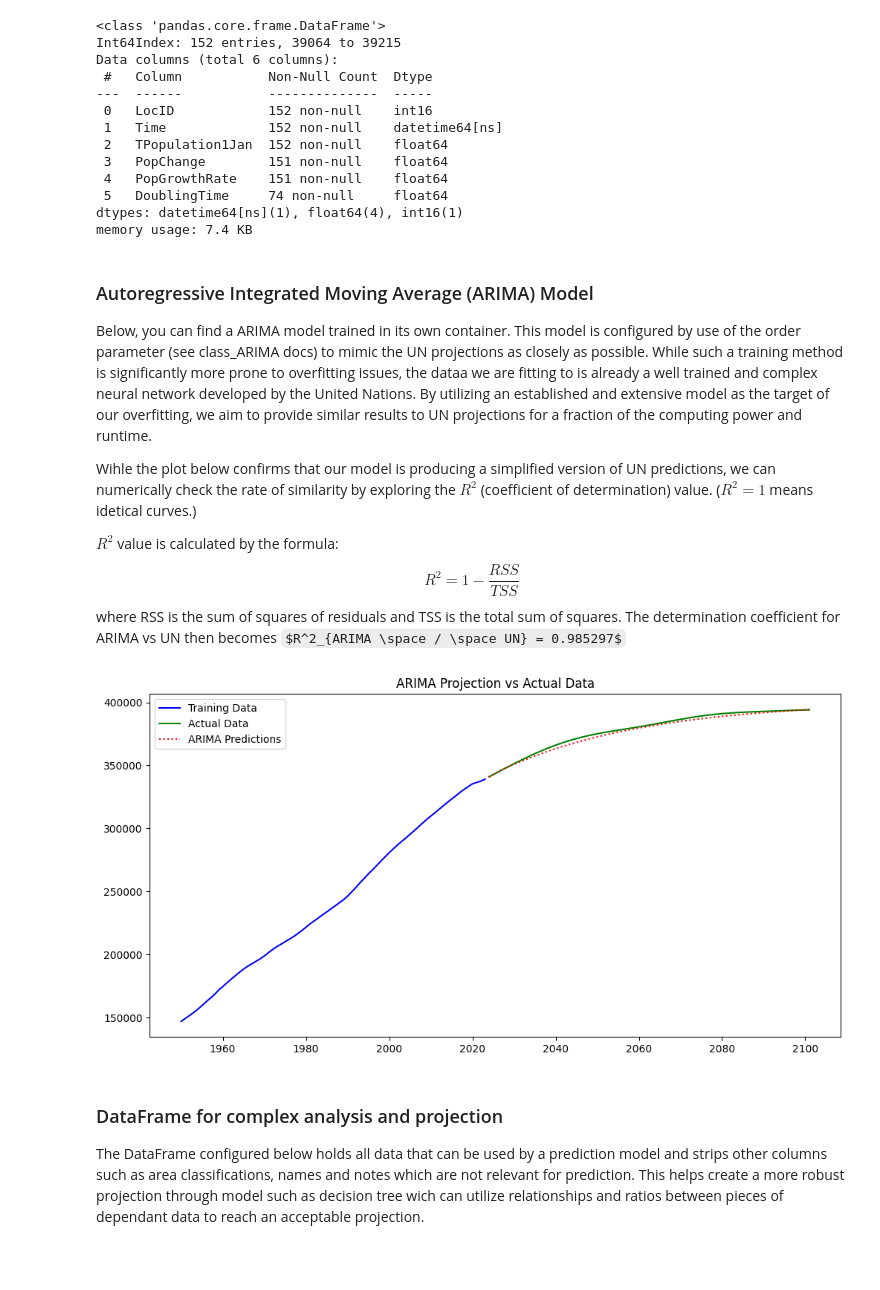
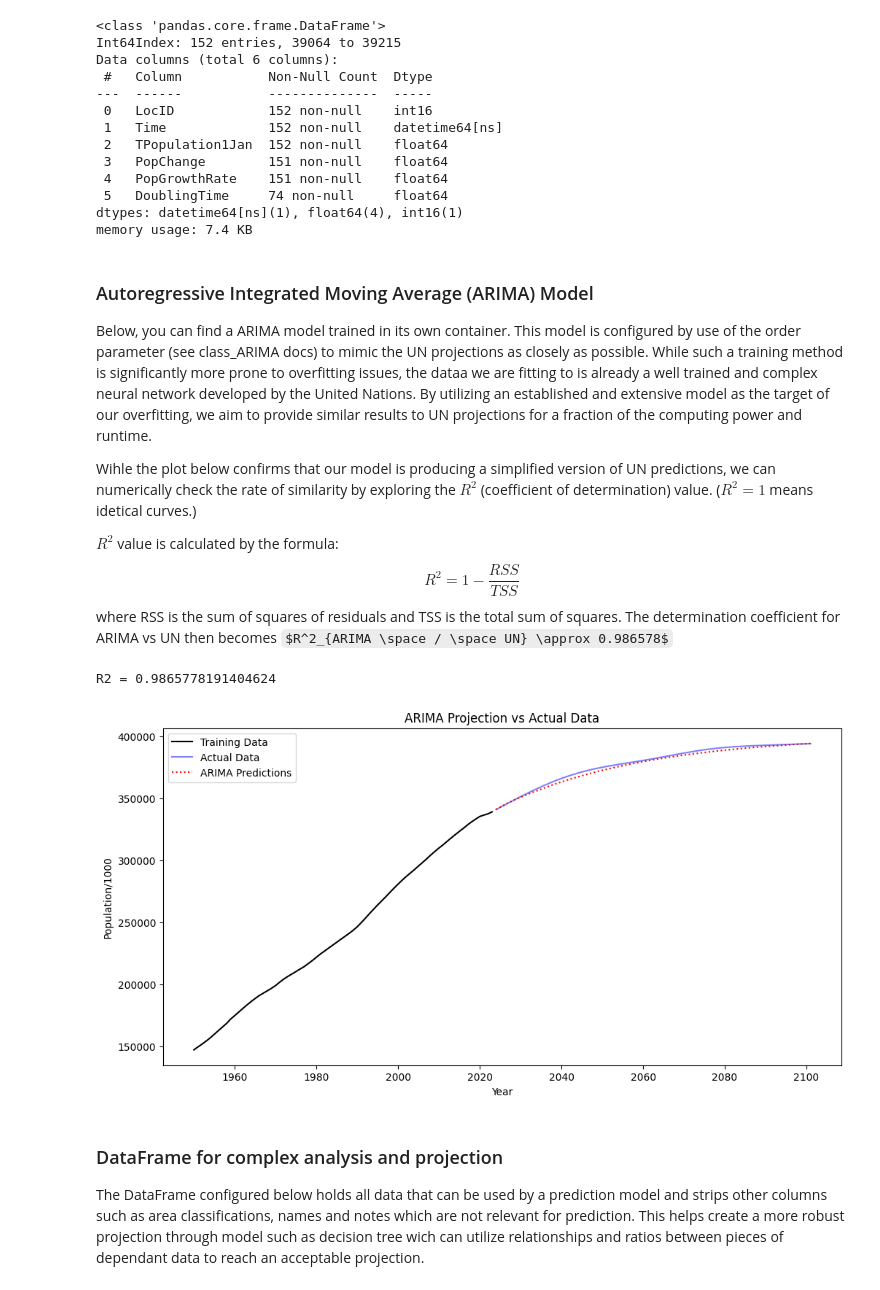
Before and after one commit to whistlesurprise/Population_Projection, a Jupyter notebook: Model.ipynb, the cells around one changed output. Saved outputs shown, nothing was run; the diff lists cells and outputs as text; code cells hidden in the pictures; some formulas as TeX source; blank space fills up the shorter version.

```diff
--- a/Model.ipynb
+++ b/Model.ipynb
@@ -11,20 +12,20 @@ import matplotlib.pyplot as plt
 The code below throws away a considerable portion of data presented in the dataset. The aim of preparing such DataFrame is for simplifying our variables and utilize single variable projection methods such as linear, polinomial or SVR regression models from scikit-learn.
 # %%
 # Specify the columns to keep
-cols = ['LocID', 'Time', 'TPopulation1Jan', 'PopChange', 'PopGrowthRate', 'DoublingTime']
+simple_cols = ['LocID', 'Time', 'TPopulation1Jan', 'PopChange', 'PopGrowthRate', 'DoublingTime']
 
 # Read the data and keep only the required columns
-simple_raw_data = pd.read_parquet('raw_data.parquet')[cols]
+simple_raw_data = pd.read_parquet('raw_data.parquet')[simple_cols]
 
 # Filter data for LocID == 840 (aka. USA)
-simple_data = simple_raw_data[simple_raw_data['LocID'] == 840].copy()
+simple_data_usa = simple_raw_data[simple_raw_data['LocID'] == 840].copy()
 
 # Convert data types
-simple_data['LocID'] = simple_data['LocID'].astype('int16')
-simple_data['Time'] = pd.to_datetime(simple_data['Time'], format='%Y')
+simple_data_usa['LocID'] = simple_data_usa['LocID'].astype('int16')
+simple_data_usa['Time'] = pd.to_datetime(simple_data_usa['Time'], format='%Y')
 
 # Display memory usage information
-simple_data.info(memory_usage='deep')
+simple_data_usa.info(memory_usage='deep')
 # %% [output]
 <class 'pandas.core.frame.DataFrame'>
 Int64Index: 152 entries, 39064 to 39215
@@ -47,18 +48,25 @@ Below, you can find a ARIMA model trained in its own container. This model is co
 Wihle the plot below confirms that our model is producing a simplified version of UN predictions, we can numerically check the rate of similarity by exploring the $R^2$ (coefficient of determination) value. ($R^2 = 1$ means idetical curves.)
 
 $R^2$ value is calculated by the formula: $$ R^2 = 1 - \frac{RSS}{TSS} $$ where RSS is the sum of squares of residuals and TSS is the total sum of squares.
-The determination coefficient for ARIMA vs UN then becomes $R^2_{ARIMA \space / \space UN} = 0.985297$
+The determination coefficient for ARIMA vs UN then becomes $R^2_{ARIMA \space / \space UN} \approx 0.986578$
 # %%
-ARIMA = ARIMA_container(simple_data, order=(13,1,0))
+# Fit data and make projections with ARIMA
+ARIMA = ARIMA_container(simple_data_usa, order=(13,1,0))
 ARIMA.estimate()
+
+# Calculate R2 value
+print(f'R2 = {r2_score(ARIMA.predictions.values, ARIMA.control_data["TPopulation1Jan"].values)}')
 
 # Plot the results
 plt.figure(figsize=(12, 6))
-plt.plot(ARIMA.training_data.index, ARIMA.training_data['TPopulation1Jan'], label='Training Data', color='blue')
-plt.plot(ARIMA.control_data.index, ARIMA.control_data['TPopulation1Jan'], label='Actual Data', color='green')
+plt.plot(ARIMA.training_data.index, ARIMA.training_data['TPopulation1Jan'], label='Training Data', color='black')
+plt.plot(ARIMA.control_data.index, ARIMA.control_data['TPopulation1Jan'], label='Actual Data', color='blue', alpha=0.5)
 plt.plot(ARIMA.predictions.index, ARIMA.predictions.values, label='ARIMA Predictions', color='red', linestyle='dotted')
 plt.legend()
 plt.title('ARIMA Projection vs Actual Data')
+plt.xlabel('Year')
+plt.ylabel('Population/1000')
 plt.show()
 # %% [output]
+R2 = 0.9865778191404624
-[figure, old version]
+[figure, new version]
```
Also changed, not shown: parts of 4 cells of this notebook.
